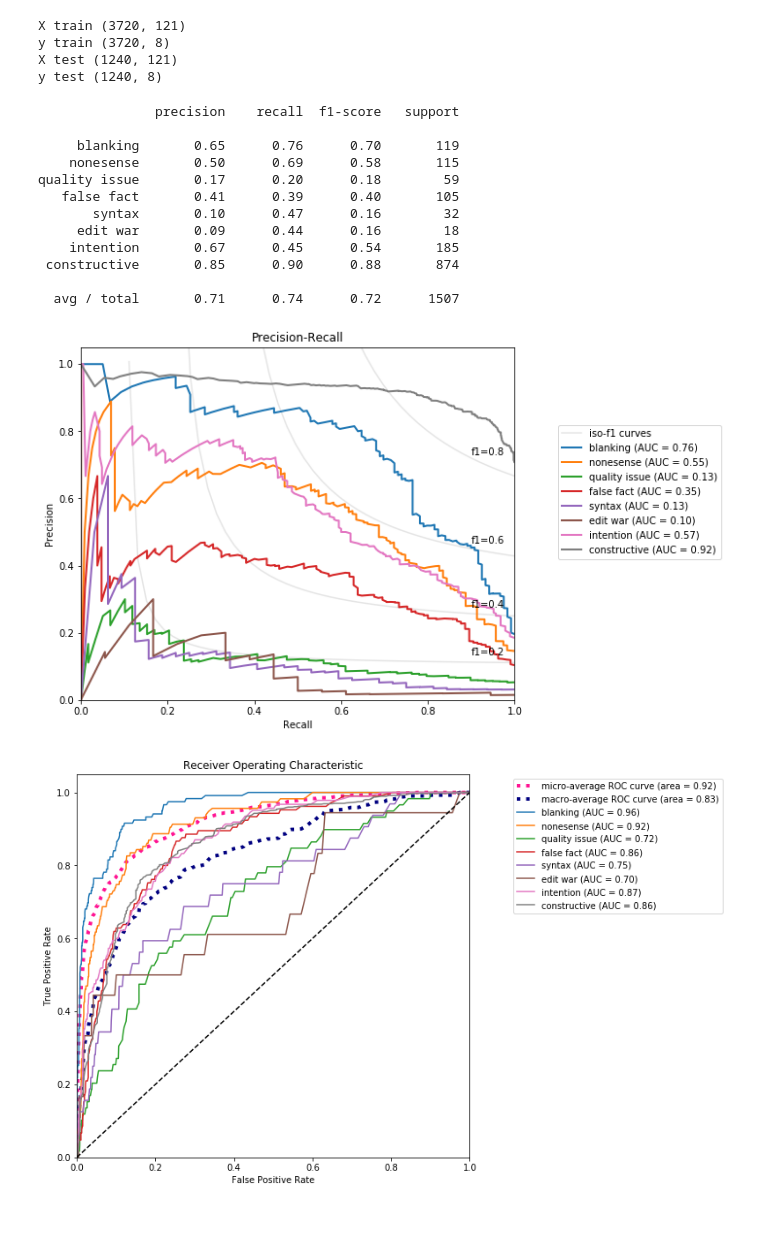
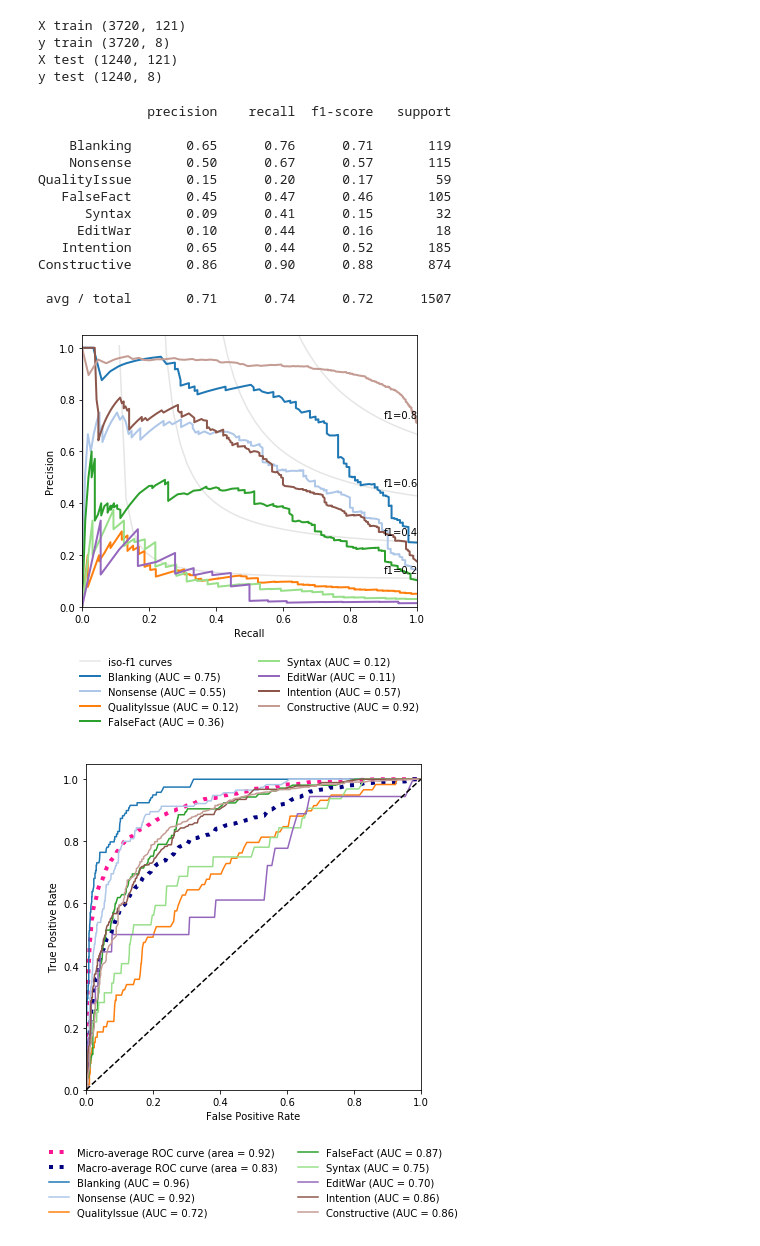
Before and after one commit to HPI-Information-Systems/wikipediatablevandalism, a Jupyter notebook: vandalism-classifier/stacked_multi_label_classifier.ipynb, the cells around one changed output. Drawn from its saved outputs; the diff is of its cells as text; code cells hidden in the pictures; blank space fills up the shorter version.

```diff
--- a/vandalism-classifier/stacked_multi_label_classifier.ipynb
+++ b/vandalism-classifier/stacked_multi_label_classifier.ipynb
@@ -85,7 +85,7 @@ def flatten_multilabel_predict_proba(y_score):
 
 
 tags = [1, 2, 3, 5, 6, 9, 11, 12]
-tag_names = ['blanking', 'nonesense', 'quality issue', 'false fact', 'syntax', 'edit war', 'intention', 'constructive']
+tag_names = ['Blanking', 'Nonsense', 'QualityIssue', 'FalseFact', 'Syntax', 'EditWar', 'Intention', 'Constructive']
 print('Selected tags', tags)
 # %% [output]
 Selected tags [1, 2, 3, 5, 6, 9, 11, 12]
@@ -119,6 +119,7 @@ X test (1240, 121)
 y test (1240, 8)
 # %%
 estimators = [(str(tag_id), model['clf']) for tag_id, model in classifiers.items()]
+estimators = sorted(estimators, key=lambda e: int(e[0]))
 y_test_predict_unprocessed = []
 y_test_predict_proba_unprocessed = []
 
@@ -138,23 +139,24 @@ y_test_predict_proba = flatten_multilabel_predict_proba(y_test_predict_proba_unp
 # %%
 plot_multilabel_classification_report(y_test, y_test_predict, tag_names)
 # %% [output]
-               precision    recall  f1-score   support
+              precision    recall  f1-score   support
 
-     blanking       0.65      0.76      0.70       119
-    nonesense       0.50      0.69      0.58       115
-quality issue       0.17      0.20      0.18        59
-   false fact       0.41      0.39      0.40       105
-       syntax       0.10      0.47      0.16        32
-     edit war       0.09      0.44      0.16        18
-    intention       0.67      0.45      0.54       185
- constructive       0.85      0.90      0.88       874
+    Blanking       0.65      0.76      0.71       119
+    Nonsense       0.50      0.67      0.57       115
+QualityIssue       0.15      0.20      0.17        59
+   FalseFact       0.45      0.47      0.46       105
+      Syntax       0.09      0.41      0.15        32
+     EditWar       0.10      0.44      0.16        18
+   Intention       0.65      0.44      0.52       185
+Constructive       0.86      0.90      0.88       874
 
-  avg / total       0.71      0.74      0.72      1507
+ avg / total       0.71      0.74      0.72      1507
 # %%
-plot_multilabel_precision_recall(y_test, y_test_predict_proba, tag_names)
+plot_multilabel_precision_recall(y_test, y_test_predict_proba, tags, tag_names,
+                                'figures/multilabel/multilabel_precision_recall.pdf')
 # %% [output]
-[figure, old version]
+[figure, new version]
 # %%
-plot_multilabel_roc(y_test, y_test_predict_proba, tag_names)
+plot_multilabel_roc(y_test, y_test_predict_proba, tags, tag_names, 'figures/multilabel/multilabel_roc.pdf')
 # %% [output]
-[figure, old version]
+[figure, new version]
```
Also changed, not shown: 50 other files.
